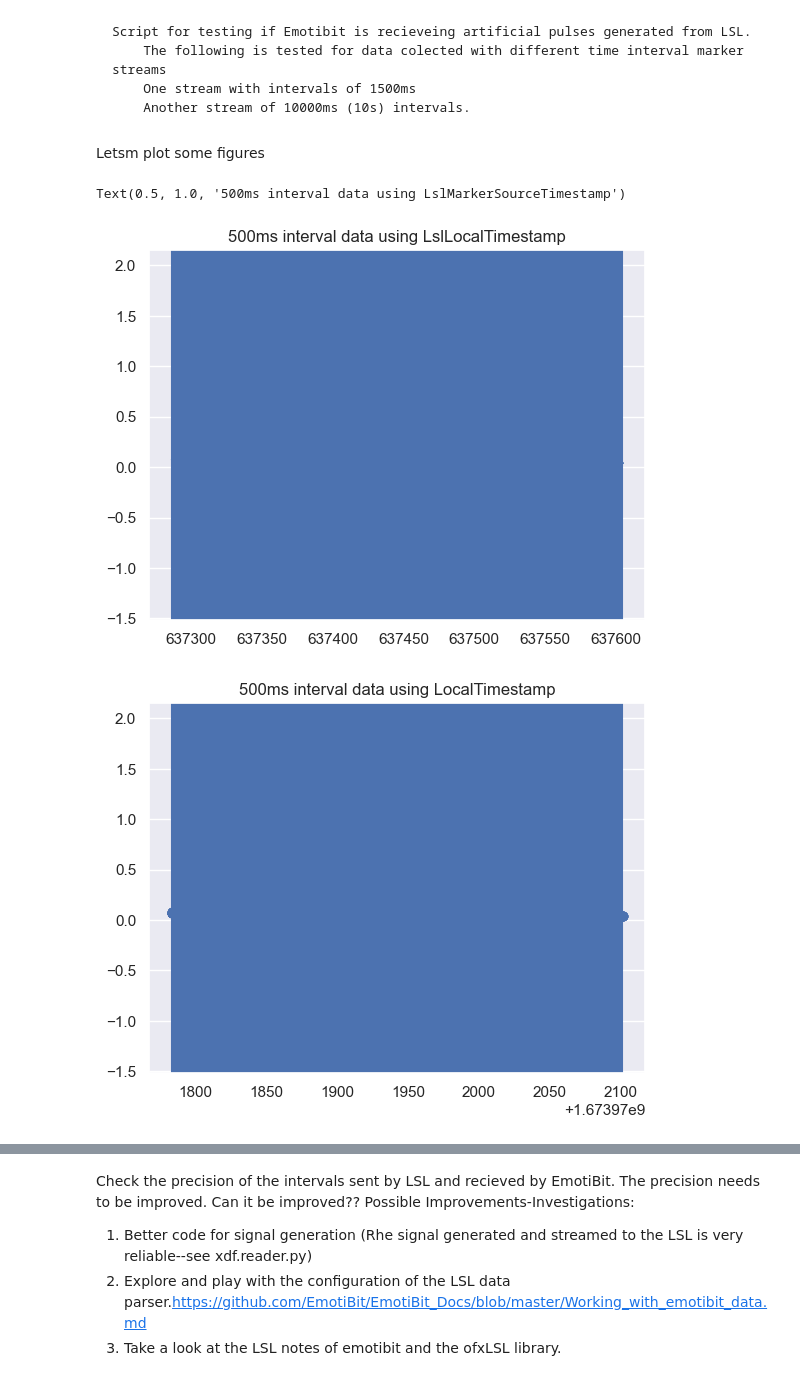
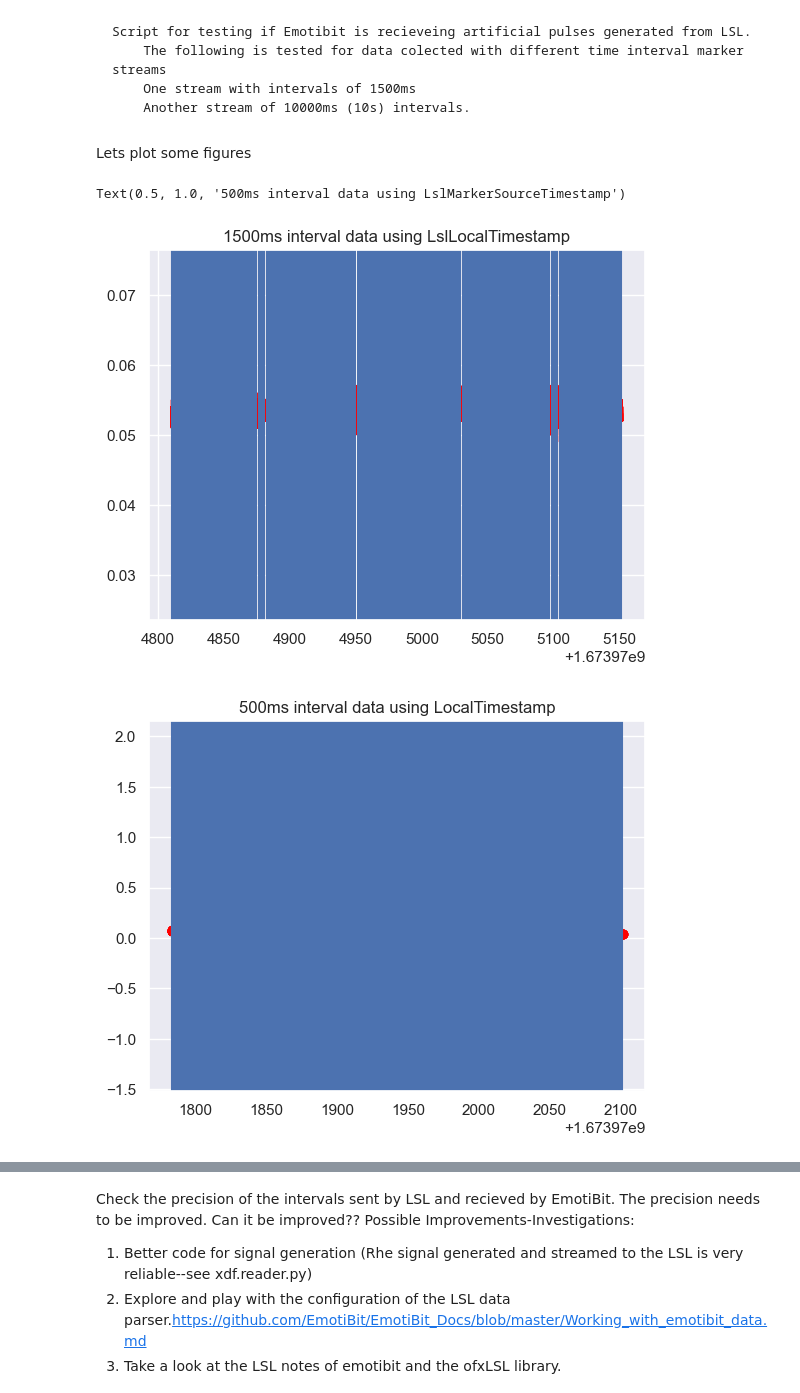
Before and after one commit to Rockyneuron/EmotiBit, a Jupyter notebook: analysis/test_sync.ipynb, the cells around one changed output, grey strips where cells are left out. Saved outputs shown, nothing was run; the diff lists cells and outputs as text; code cells hidden in the pictures.

Commit message:
[st] cahnges for including 1.5s experiment interval

```diff
--- a/analysis/test_sync.ipynb
+++ b/analysis/test_sync.ipynb
@@ -18,33 +18,36 @@ sys.path.append(Path(r"C:\Users\ArturoV\Desktop\projects\EmotiBit\emotiBitData\L
 
 
 file1=r'..\emotiBitData\LSL\2023-01-17_18-09-42-832110\2023-01-17_18-09-42-832110_LM.csv'
+file2=r'..\emotiBitData\LSL\2023-01-17_19-00-10-012586\2023-01-17_19-00-10-012586_LM.csv'
 file3=r'..\emotiBitData\LSL\2023-01-17_18-09-42-832110\2023-01-17_18-09-42-832110_AX.csv'
-
+file4=r'..\emotiBitData\LSL\2023-01-17_19-00-10-012586\2023-01-17_19-00-10-012586_AX.csv'
 
 data1=pd.read_csv(file1,delimiter=",")
-HR=pd.read_csv(file3,delimiter=",")
+data2=pd.read_csv(file2,delimiter=",")
+HR_05s=pd.read_csv(file3,delimiter=",")
+HR_1_5s=pd.read_csv(file4,delimiter=",")
 # %% [markdown]
-Letsm plot some figures
+Lets plot some figures
 # %%
 sns.set_theme()
 fig,ax = plt.subplots(1,1)
-ax.plot(HR['LslLocalTimestamp'],HR['AX'],'-')
-for vline in data1['LslLocalTimestamp']:
+ax.plot(HR_1_5s['LocalTimestamp'],HR_1_5s['AX'],'-',color='red')
+for vline in data2['LocalTimestamp']:
     plt.axvline(vline, color = 'b', label = 'axvline - full height')
-ax.set_title('500ms interval data using LslLocalTimestamp')
+ax.set_title('1500ms interval data using LslLocalTimestamp')
 
 fig2,ax2 = plt.subplots(1,1)
-ax2.plot(HR['LocalTimestamp'],HR['AX'],'o-')
+ax2.plot(HR_05s['LocalTimestamp'],HR_05s['AX'],'o-',color='red')
 for vline in data1['LocalTimestamp']:
     plt.axvline(vline, color = 'b', label = 'axvline - full height')
 ax2.set_title('500ms interval data using LocalTimestamp')
 
 fig3,ax4 = plt.subplots(1,1)
-ax4.plot(HR['LslMarkerSourceTimestamp'],HR['AX'],'o-')
+ax4.plot(HR_05s['LslMarkerSourceTimestamp'],HR_05s['AX'],'o-',color='red')
 for vline in data1['LslMarkerSourceTimestamp']:
     plt.axvline(vline, color = 'b', label = 'axvline - full height')
 ax4.set_title('500ms interval data using LslMarkerSourceTimestamp')
 # %% [output]
 Text(0.5, 1.0, '500ms interval data using LslMarkerSourceTimestamp')
-[figure, old version]
+[figure, new version]
-[figure, old version]
+[figure, new version]
```
Also changed, not shown: parts of 7 cells of this notebook.
